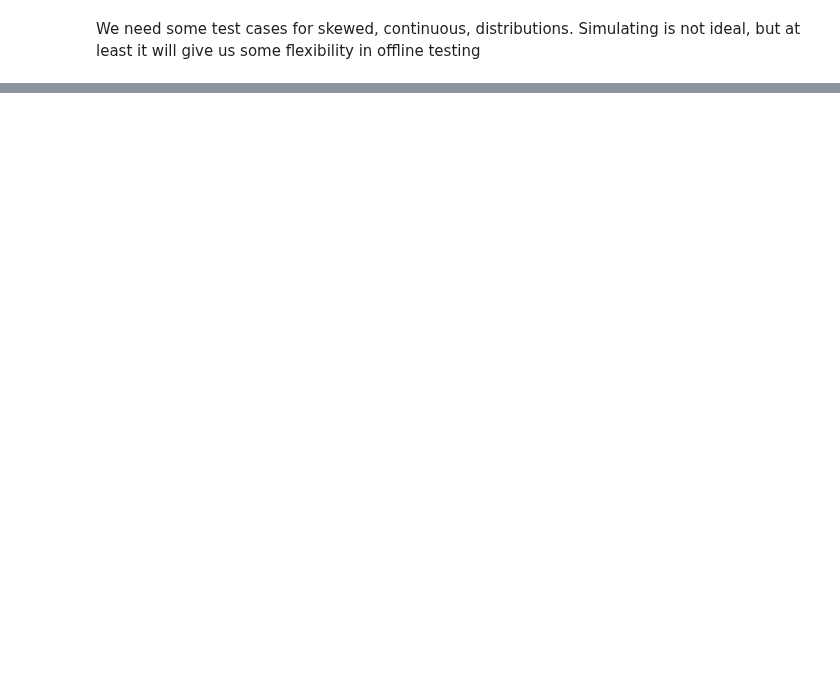
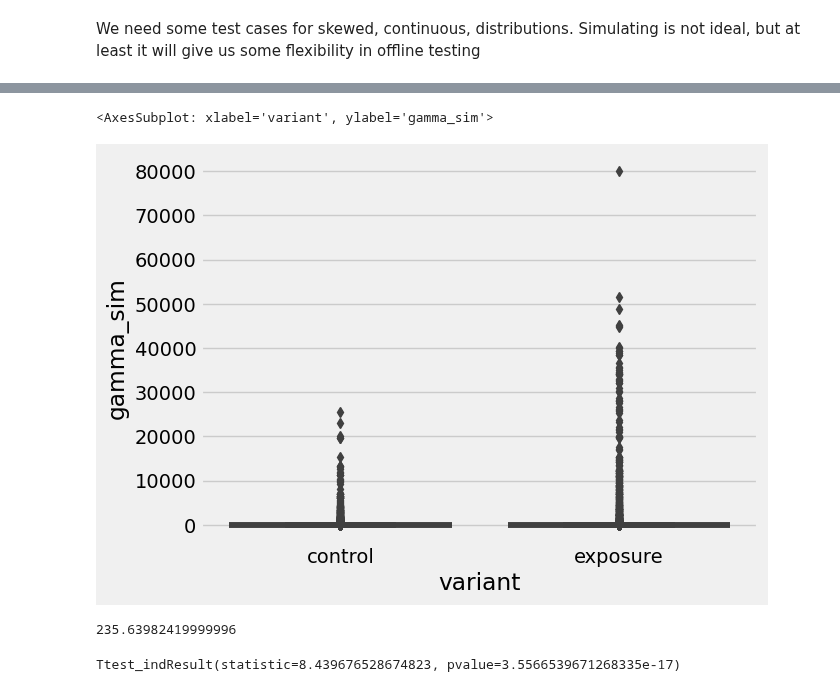
Before and after one commit to dokeeffe87/stats_utils, a Jupyter notebook: notebooks/scratch_work/dev_simulate_skewed_distribution.ipynb, the cells around one changed output, grey strips where cells are left out. Drawn from its saved outputs; the diff is of its cells as text; code cells hidden in the pictures; blank space fills up the shorter version.

```diff
--- a/notebooks/scratch_work/dev_simulate_skewed_distribution.ipynb
+++ b/notebooks/scratch_work/dev_simulate_skewed_distribution.ipynb
@@ -126,2 +131,16 @@ df_all.groupby('variant')['gamma_sim'].describe(percentiles=[0.25, 0.5, 0.75, 0.
 # %%
-sns.boxplot(data=df_all, x='gamma_sim', hue='variant', height=6, aspect=1.2)
+# Yeah ok, this looks potentially interesting
+sns.boxplot(data=df_all, y='gamma_sim', x='variant')
+# %% [output]
+<AxesSubplot: xlabel='variant', ylabel='gamma_sim'>
+[figure, added]
+# %%
+# So let's look at the mean difference
+df_all.query("variant=='exposure'")['gamma_sim'].mean() - df_all.query("variant=='control'")['gamma_sim'].mean()
+# %% [output]
+235.63982419999996
+# %%
+# If I did a simple t-test
+stats.ttest_ind(a=df_all.query("variant=='exposure'")['gamma_sim'].values, b=df_all.query("variant=='control'")['gamma_sim'].values, equal_var=False)
+# %% [output]
+Ttest_indResult(statistic=8.439676528674823, pvalue=3.5566539671268335e-17)
```
Also changed, not shown: parts of 131 cells of this notebook, 2 other files.
